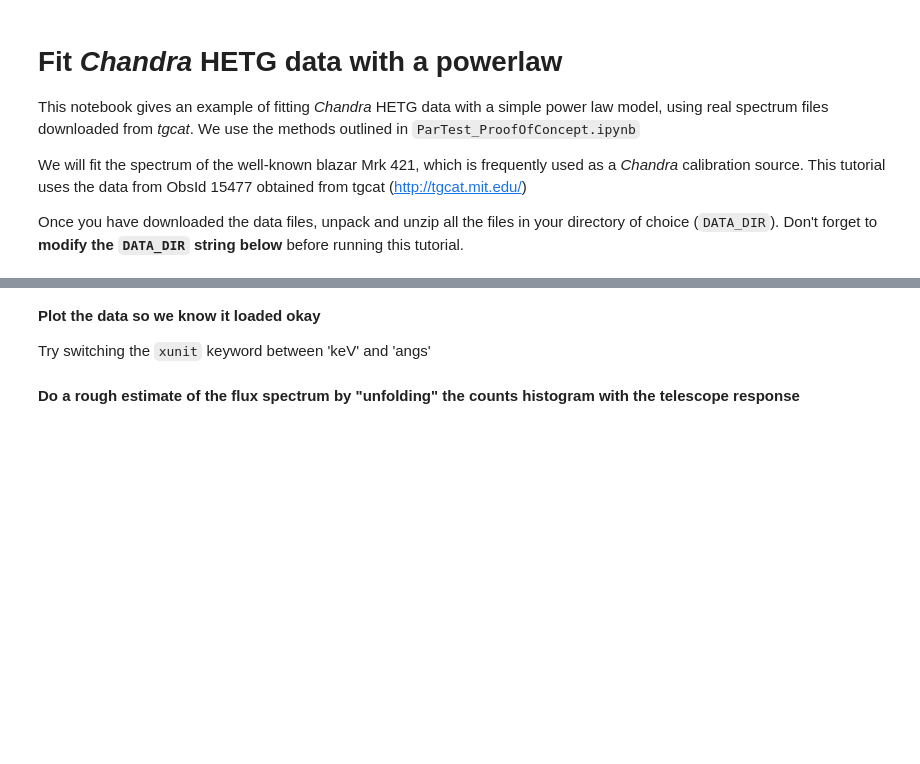
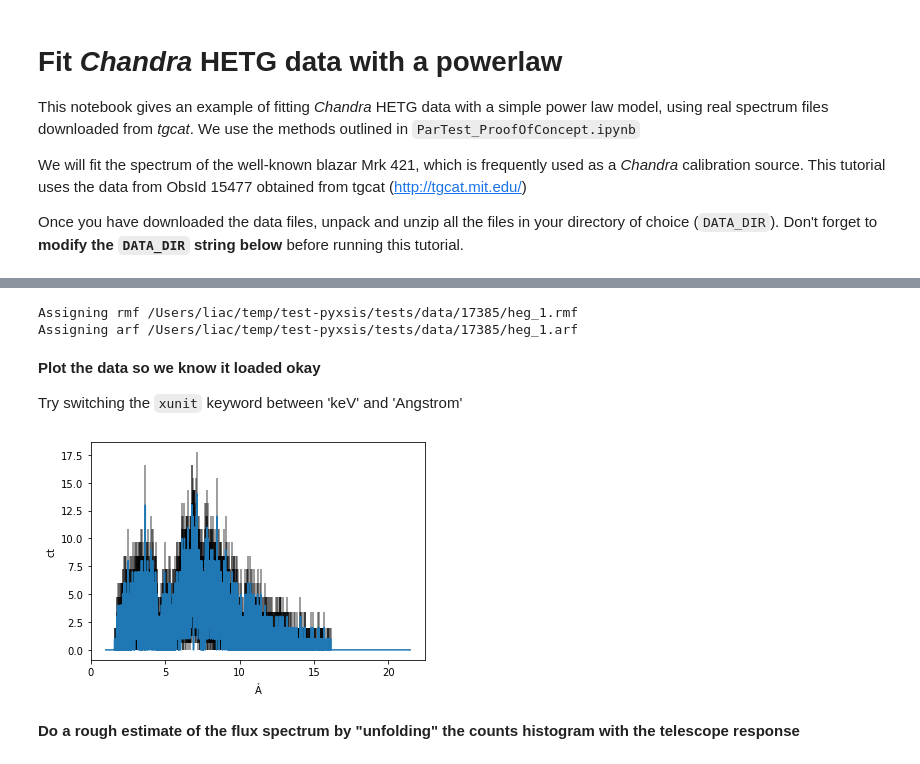
Before and after one commit to eblur/pyxsis, a Jupyter notebook: notebooks/Example1_fit_HETG_powerlaw.ipynb, the cells around one changed output, grey strips where cells are left out. Saved outputs shown, nothing was run; the diff lists cells and outputs as text; code cells hidden in the pictures; blank space fills up the shorter version.

```diff
--- a/notebooks/Example1_fit_HETG_powerlaw.ipynb
+++ b/notebooks/Example1_fit_HETG_powerlaw.ipynb
@@ -98,3 +239,6 @@ class PowerlawPoissonFit(object):
         return result
 # %%
-mrk421 = PowerlawPoissonFit(mrk_heg1_file)
+mrkfitter = PowerlawPoissonFit(mrk_heg1_file)
+# %% [output]
+Assigning rmf /Users/liac/temp/test-pyxsis/tests/data/17385/heg_1.rmf
+Assigning arf /Users/liac/temp/test-pyxsis/tests/data/17385/heg_1.arf
@@ -104,10 +245,12 @@ print(mrk421.bin_unit)
 # %% [markdown]
 **Plot the data so we know it loaded okay**
 
-Try switching the `xunit` keyword between 'keV' and 'angs'
+Try switching the `xunit` keyword between 'keV' and 'Angstrom'
 # %%
 ax = plt.subplot(111)
-pyxsis.plot_counts(ax, mrk421, xunit='angs')
+pyxsis.plot_counts(ax, mrkfitter.xspec, xunit='Angstrom')
+# %% [output]
+[figure, added]
 # %% [markdown]
 **Do a rough estimate of the flux spectrum by "unfolding" the counts histogram with the telescope response**
 # %%
```
Also changed, not shown: parts of 28 cells of this notebook.
